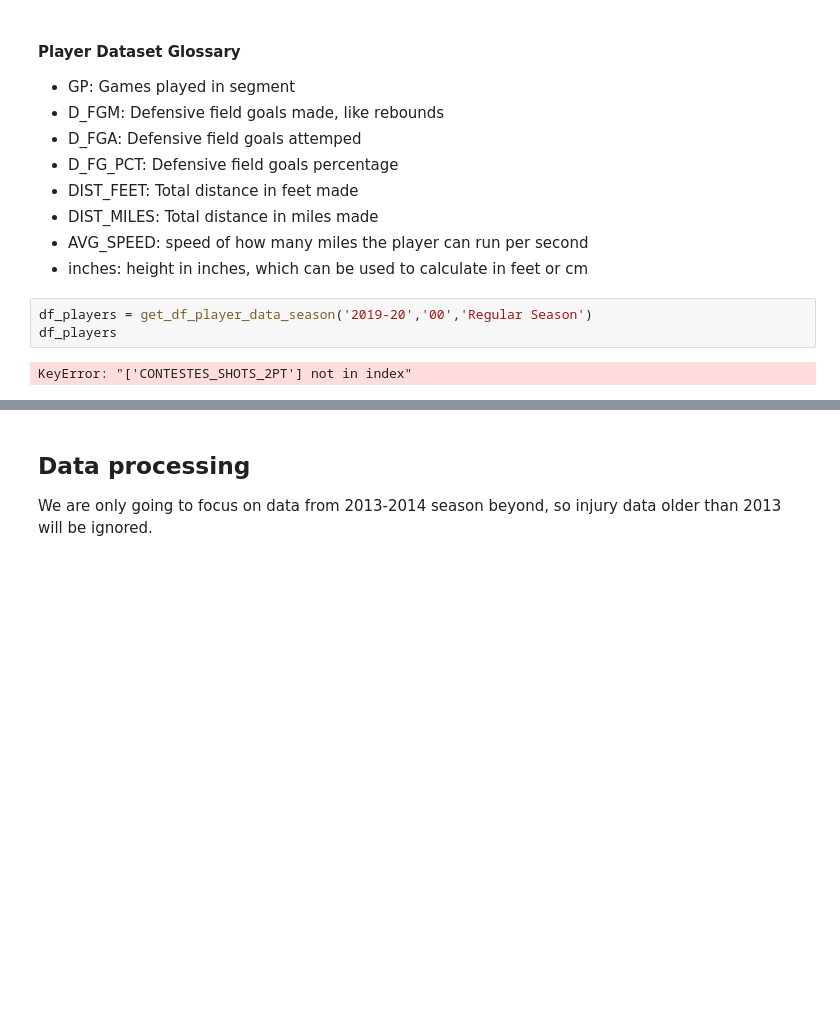
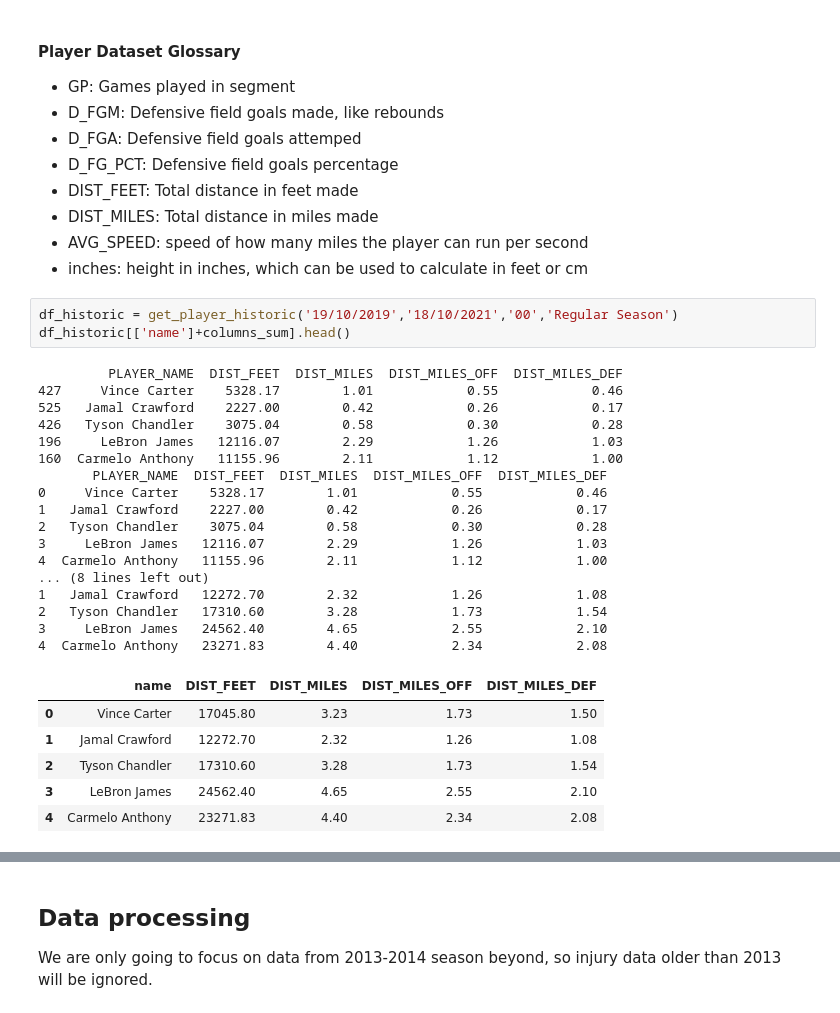
Before and after one commit to manelfideles/nba-injury-prediction, a Jupyter notebook: analysis.ipynb, the cells around one changed output, grey strips where cells are left out. Cells and saved outputs as stored; diff of their text form; blank space fills up the shorter version.

```diff
--- a/analysis.ipynb
+++ b/analysis.ipynb
@@ -210,11 +284,33 @@ def get_df_player_data_season(season,league_id,season_segment):
  - DIST_MILES: Total distance in miles made
  - AVG_SPEED: speed of how many miles the player can run per second
  - inches: height in inches, which can be used to calculate in feet or cm
-# %%
-df_players = get_df_player_data_season('2019-20','00','Regular Season')
-df_players
-# %% [output]
-KeyError: "['CONTESTES_SHOTS_2PT'] not in index"
+# %%
+df_historic = get_player_historic('19/10/2019','18/10/2021','00','Regular Season')
+df_historic[['name']+columns_sum].head()
+# %% [output]
+         PLAYER_NAME  DIST_FEET  DIST_MILES  DIST_MILES_OFF  DIST_MILES_DEF
+427     Vince Carter    5328.17        1.01            0.55            0.46
+525   Jamal Crawford    2227.00        0.42            0.26            0.17
+426   Tyson Chandler    3075.04        0.58            0.30            0.28
+196     LeBron James   12116.07        2.29            1.26            1.03
+160  Carmelo Anthony   11155.96        2.11            1.12            1.00
+       PLAYER_NAME  DIST_FEET  DIST_MILES  DIST_MILES_OFF  DIST_MILES_DEF
+0     Vince Carter    5328.17        1.01            0.55            0.46
+1   Jamal Crawford    2227.00        0.42            0.26            0.17
+2   Tyson Chandler    3075.04        0.58            0.30            0.28
+3     LeBron James   12116.07        2.29            1.26            1.03
+4  Carmelo Anthony   11155.96        2.11            1.12            1.00
+... (8 lines left out)
+1   Jamal Crawford   12272.70        2.32            1.26            1.08
+2   Tyson Chandler   17310.60        3.28            1.73            1.54
+3     LeBron James   24562.40        4.65            2.55            2.10
+4  Carmelo Anthony   23271.83        4.40            2.34            2.08
+|  | name | DIST_FEET | DIST_MILES | DIST_MILES_OFF | DIST_MILES_DEF |
+| 0 | Vince Carter | 17045.80 | 3.23 | 1.73 | 1.50 |
+| 1 | Jamal Crawford | 12272.70 | 2.32 | 1.26 | 1.08 |
+| 2 | Tyson Chandler | 17310.60 | 3.28 | 1.73 | 1.54 |
+| 3 | LeBron James | 24562.40 | 4.65 | 2.55 | 2.10 |
+| 4 | Carmelo Anthony | 23271.83 | 4.40 | 2.34 | 2.08 |
 # %%
 df_injuries = pd.read_csv(DIR_DATA+'injuries_2010-2020.csv')
 df_injuries.head()
```
Also changed, not shown: parts of 11 cells of this notebook.
